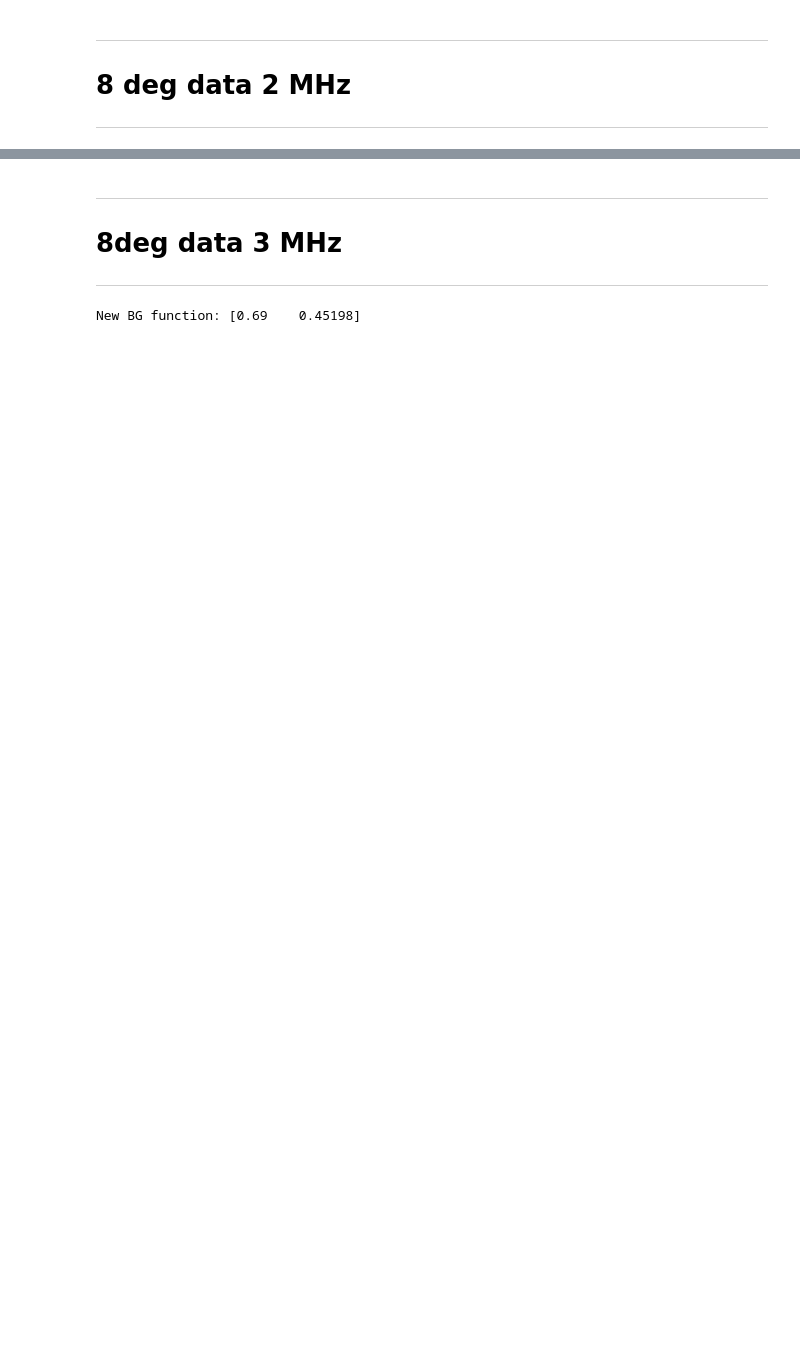
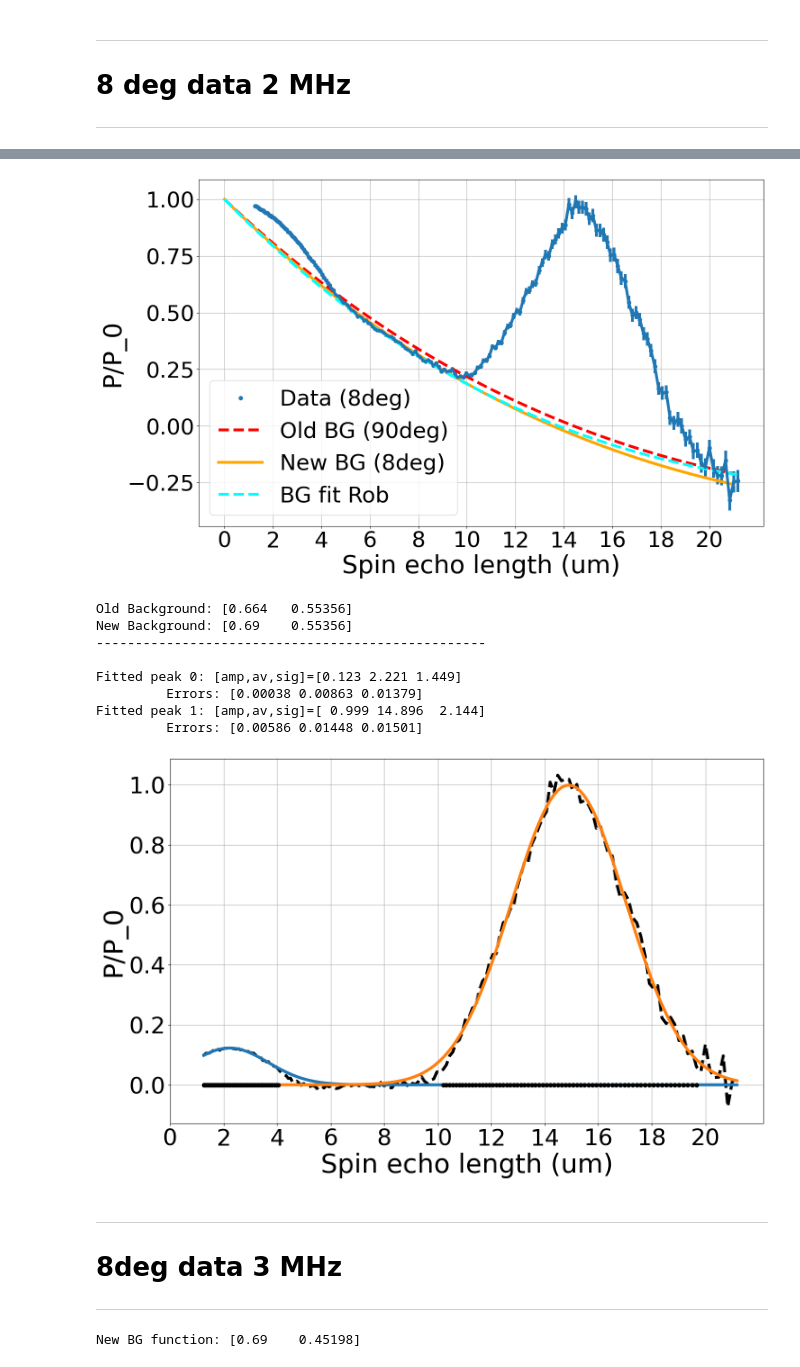
Before and after one commit to srmck/SESANS-coherence-length, a Jupyter notebook: Coherence_analysis.ipynb, the cells around one changed output, grey strips where cells are left out. Saved outputs shown, nothing was run; the diff lists cells and outputs as text; code cells hidden in the pictures; blank space fills up the shorter version.

```diff
--- a/Coherence_analysis.ipynb
+++ b/Coherence_analysis.ipynb
@@ -418,0 +329,79 @@ Fitted peak 1: [amp,av,sig]=[ 0.999 14.896  2.144]
+# %%
+path = work_path
+file = "pols_2Mhz_8deg3.0_0.05_12.5.dat"
+
+with open(path+file) as f:
+    temp = f.readlines()[2:-1]
+    temp = [l.replace('\n','').split(',') for l in temp]
+    x = np.array([float(temp[x][0]) for x in range(len(temp))])/1e3
+    x_tot = np.linspace(0,x[-1],400)
+    y = np.array([float(temp[y][1]) for y in range(len(temp))])
+    e = np.array([float(temp[y][2]) for y in range(len(temp))])
+
+    s = savgol_filter(y,5,3)
+
+fig, ax = plt.subplots()
+plt.plot(x,y,'o',label='Data (8deg)',color='C0')
+plt.errorbar(x,y,e,color='C0')
+#plt.plot(X_saved,S_saved,'-',label='Smoothed (90deg)',color='C1')
+
+plt.plot(X_tot_saved,BG(X_tot_saved,*BG_parms_2_90),'--',color='red',label='Old BG (90deg)')
+bs = [0.69, BG_parms_2_90[1]]  #total guess for the fit
+plt.plot(X_tot_saved,BG(X_tot_saved,*bs),color='orange',label='New BG (8deg)')
+
+plt.plot(x_tot,BG(x_tot,*[.64,Rob_2]),'--',color='cyan',label='BG fit Rob')
+
+plt.xlabel('Spin echo length (um)')
+plt.ylabel('P/P_0')
+ax.set_xticks(range(0,21,2))
+plt.grid()
+ax.legend()#loc='center left', bbox_to_anchor=(1, 0.5))
+plt.show()
+
+print(f'Old Background: {np.round(parms_tr,5)}')
+print(f'New Background: {np.round(bs,5)}')
+print('-'*50 + '\n')
+
+#Symmetric peak fitting
+fig, ax = plt.subplots()
+subtracted = y-BG(x,*bs)
+peak_x = np.where(abs(subtracted)>0.05)
+plt.plot(x,subtracted,'--',color='black')
+
+seperated = splitter(peak_x[0],1)
+
+fparms = []
+for indx,sep in enumerate(seperated):
+    plt.plot(x[sep],np.zeros(len(sep)),'o',color='black',zorder=10)  #peak fit domain
+
+    guess = [.5,x[sep[len(sep)//2]],3]
+    ff,errs = curve_fit(ampgauss,x[sep],subtracted[sep],p0=guess)
+    fparms.append(ff)
+    #plt.plot(x,ampgauss(x,*guess),'--',color=f'C{indx}')
+    plt.plot(x,ampgauss(x,*ff),color=f'C{indx}')
+    print(f'Fitted peak {indx}: [amp,av,sig]={np.round(ff,3)}')
+    print(f'\t Errors: {np.round(np.sqrt(np.diag(errs)),5)}')
+fparms = np.array(fparms)
+
+plt.xlabel('Spin echo length (um)')
+plt.ylabel('P/P_0')
+ax.set_xticks(range(0,21,2))
+plt.grid()
+plt.show()
+
+X2_saved = np.copy(x)
+X2_tot_saved = np.copy(x_tot)
+S2_saved = np.copy(s)
+fparms2_saved = np.copy(fparms)
+BG_parms_2_8 = np.copy(bs)
+# %% [output]
+[figure, added]
+Old Background: [0.664   0.55356]
+New Background: [0.69    0.55356]
+--------------------------------------------------
+
+Fitted peak 0: [amp,av,sig]=[0.123 2.221 1.449]
+         Errors: [0.00038 0.00863 0.01379]
+Fitted peak 1: [amp,av,sig]=[ 0.999 14.896  2.144]
+         Errors: [0.00586 0.01448 0.01501]
+[figure, added]
```
Also changed, not shown: parts of 10 cells of this notebook.
